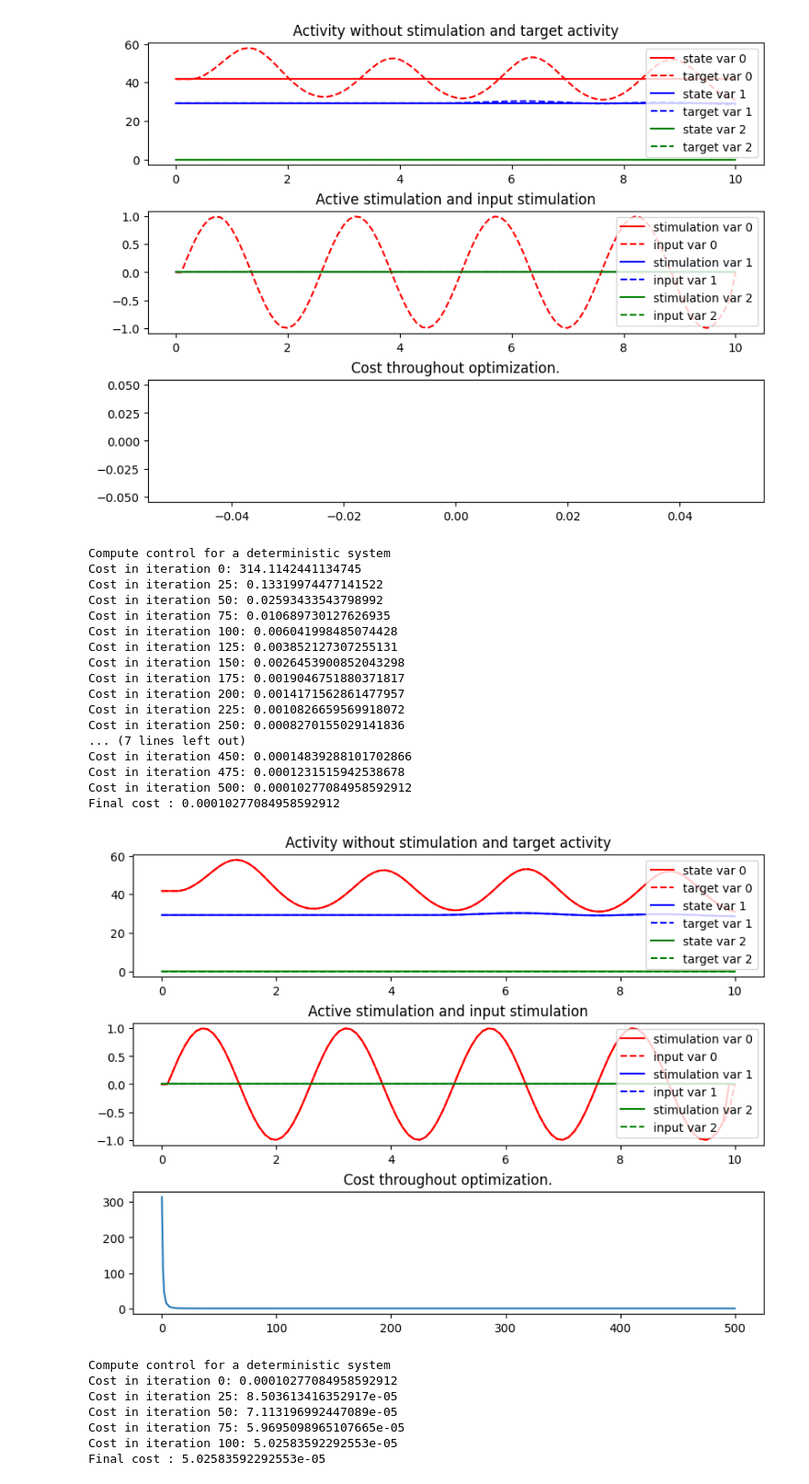
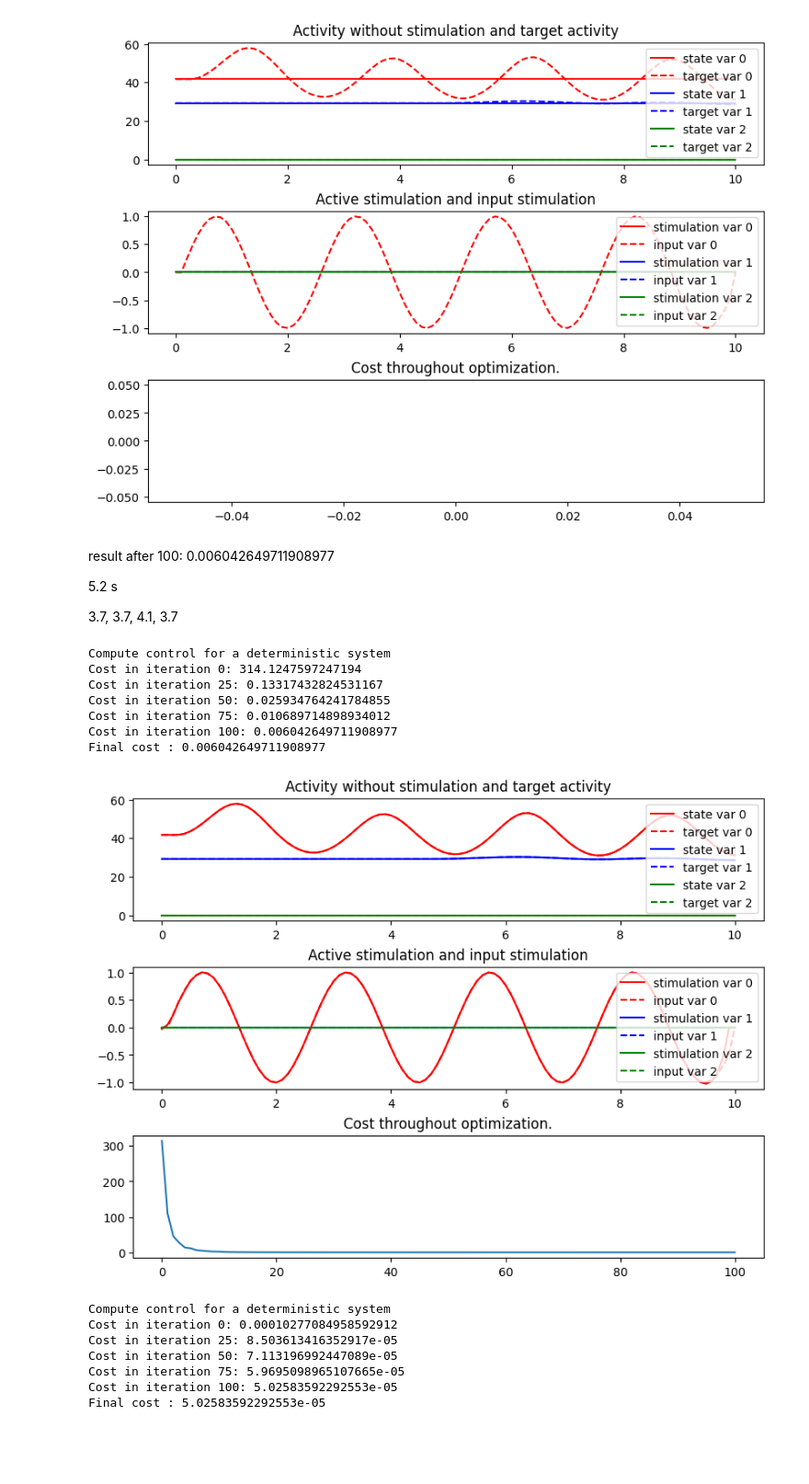
Before and after one commit to neurolib-dev/neurolib, a Jupyter notebook: examples/example-5-optimal-control/example-5.5-oc-aln-model-deterministic.ipynb, the cells around one changed output. Shown at 92% size. Cells and saved outputs as stored; diff of their text form; code cells hidden in the pictures; blank space fills up the shorter version.

```diff
--- a/examples/example-5-optimal-control/example-5.5-oc-aln-model-deterministic.ipynb
+++ b/examples/example-5-optimal-control/example-5.5-oc-aln-model-deterministic.ipynb
@@ -62,6 +62,7 @@ We stimulate the system with a known control signal, define the resulting activi
 # %%
 # We import the model
 model = ALNModel()
+model.params.duration = 10000
 model.params.mue_ext_mean = 2. # up state
 model.run()
 setinitstate(model, getfinalstate(model))
@@ -103,46 +104,41 @@ state = getstate(model)
 plot_oc_singlenode(duration, dt, state, target, control, target_input)
 # %% [output]
 [figure]
+# %% [markdown]
+result after 100: 0.006042649711908977
+
+5.2 s
+
+3.7, 3.7, 4.1, 3.7
 # %%
 # We load the optimal control class
 # print array (optional parameter) defines, for which iterations intermediate results will be printed
 # Parameters will be taken from the input model
 control_mat = np.zeros((1,3))
 control_mat[0,0] = 1.
 cost_mat = np.zeros((1,3))
 cost_mat[0,0] = 1.
 
-
 model_controlled = oc_aln.OcAln(model, target, print_array=np.arange(0,501,25), control_matrix=control_mat, cost_matrix=cost_mat)
 model_controlled.weights["w_p"] = 1. # default value 1
 model_controlled.weights["w_2"] = 0. # default value 0
 
 # We run 500 iterations of the optimal control gradient descent algorithm
-model_controlled.optimize(500)
+model_controlled.optimize(100)
 
 state = model_controlled.get_xs()
 control = model_controlled.control
 
 plot_oc_singlenode(duration, dt, state, target, control, target_input, model_controlled.cost_history)
 # %% [output]
 Compute control for a deterministic system
-Cost in iteration 0: 314.1142441134745
-Cost in iteration 25: 0.13319974477141522
-Cost in iteration 50: 0.02593433543798992
-Cost in iteration 75: 0.010689730127626935
-Cost in iteration 100: 0.006041998485074428
-Cost in iteration 125: 0.003852127307255131
-Cost in iteration 150: 0.0026453900852043298
-Cost in iteration 175: 0.0019046751880371817
-Cost in iteration 200: 0.0014171562861477957
-Cost in iteration 225: 0.0010826659569918072
-Cost in iteration 250: 0.0008270155029141836
-... (7 lines left out)
-Cost in iteration 450: 0.00014839288101702866
-Cost in iteration 475: 0.0001231515942538678
-Cost in iteration 500: 0.00010277084958592912
-Final cost : 0.00010277084958592912
+Cost in iteration 0: 314.1247597247194
+Cost in iteration 25: 0.13317432824531167
+Cost in iteration 50: 0.025934764241784855
+Cost in iteration 75: 0.010689714898934012
+Cost in iteration 100: 0.006042649711908977
+Final cost : 0.006042649711908977
-[figure, old version]
+[figure, new version]
 # %%
 # Do another 100 iterations if you want to.
 # Repeated execution will continue with further 100 iterations.
```
Also changed, not shown: parts of 3 cells of this notebook, 7 other files.
